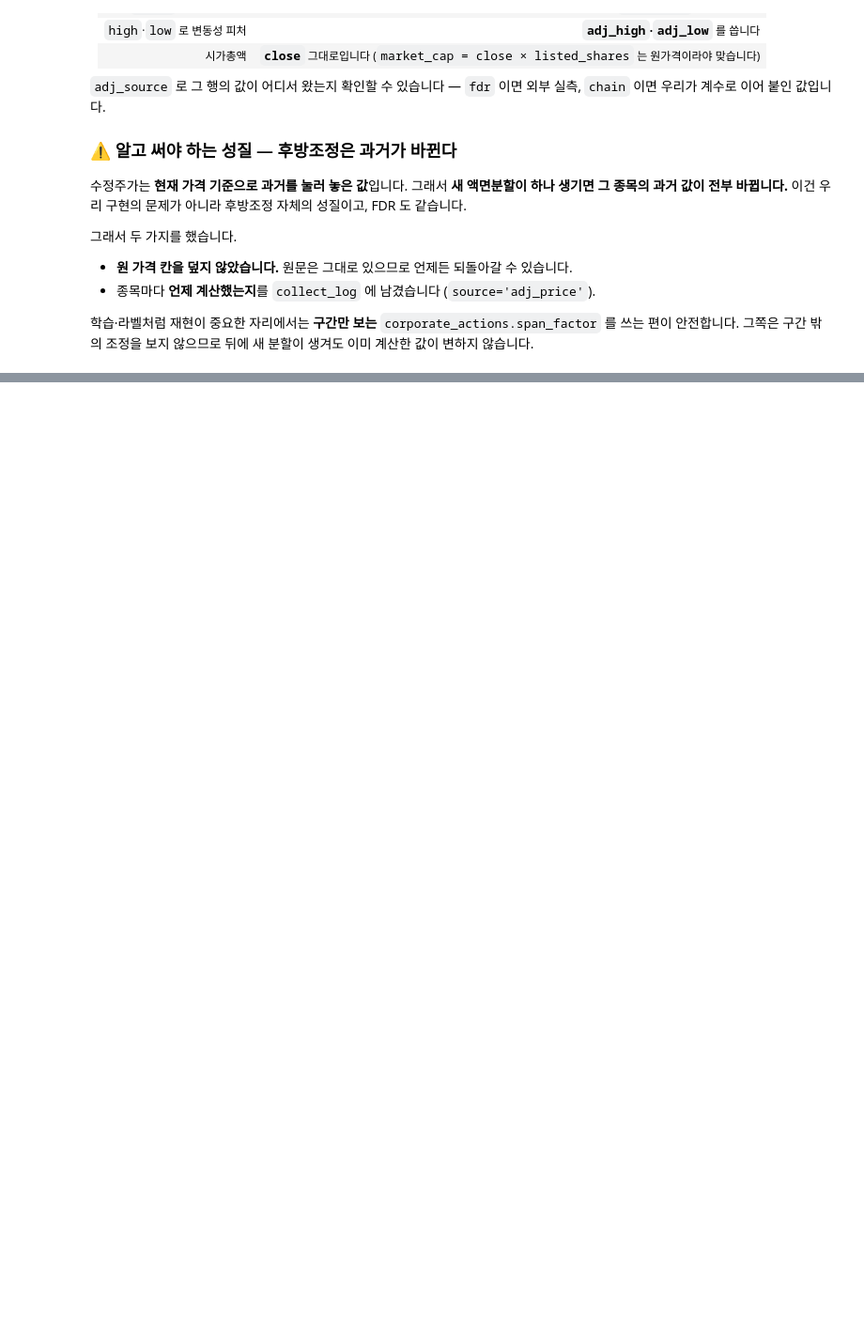
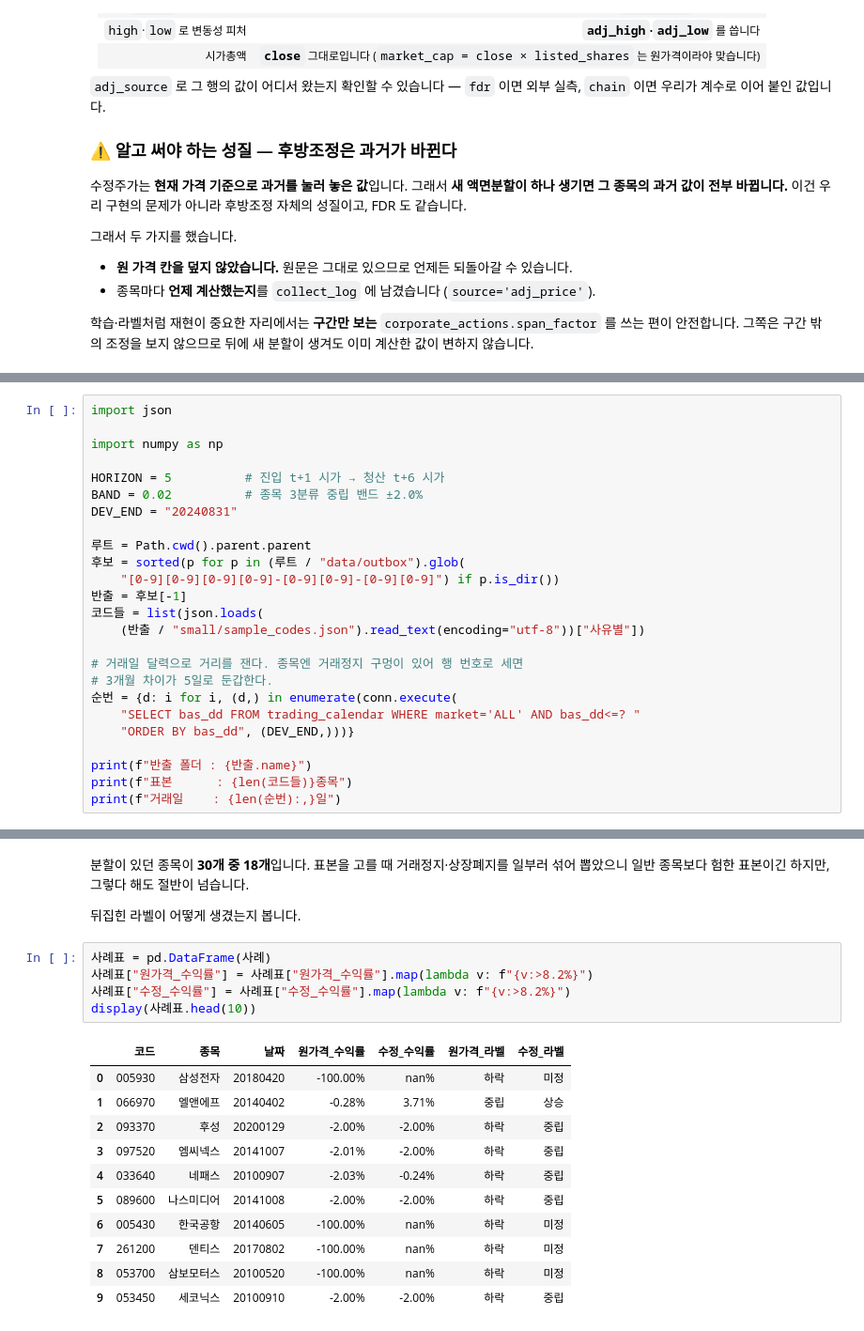
Before and after one commit to devlee328288/Alpha_Stack, a Jupyter notebook: notebooks/02-품질·전처리/04.수정주가를채우다.ipynb, the cells around one changed output, grey strips where cells are left out. Shown at 94% size. Saved outputs shown, nothing was run; the diff lists cells and outputs as text; blank space fills up the shorter version.

```diff
--- a/notebooks/02-품질·전처리/04.수정주가를채우다.ipynb
+++ b/notebooks/02-품질·전처리/04.수정주가를채우다.ipynb
@@ -494,0 +520,25 @@ conn.close()
+# %%
+import json
+
+import numpy as np
+
+HORIZON = 5          # 진입 t+1 시가 → 청산 t+6 시가
+BAND = 0.02          # 종목 3분류 중립 밴드 ±2.0%
+DEV_END = "20240831"
+
+루트 = Path.cwd().parent.parent
+후보 = sorted(p for p in (루트 / "data/outbox").glob(
+    "[0-9][0-9][0-9][0-9]-[0-9][0-9]-[0-9][0-9]") if p.is_dir())
+반출 = 후보[-1]
+코드들 = list(json.loads(
+    (반출 / "small/sample_codes.json").read_text(encoding="utf-8"))["사유별"])
+
+# 거래일 달력으로 거리를 잰다. 종목엔 거래정지 구멍이 있어 행 번호로 세면
+# 3개월 차이가 5일로 둔갑한다.
+순번 = {d: i for i, (d,) in enumerate(conn.execute(
+    "SELECT bas_dd FROM trading_calendar WHERE market='ALL' AND bas_dd<=? "
+    "ORDER BY bas_dd", (DEV_END,)))}
+
+print(f"반출 폴더 : {반출.name}")
+print(f"표본      : {len(코드들)}종목")
+print(f"거래일    : {len(순번):,}일")
@@ -494,0 +619,22 @@ conn.close()
+# %% [markdown]
+분할이 있던 종목이 **30개 중 18개**입니다. 표본을 고를 때 거래정지·상장폐지를 일부러
+섞어 뽑았으니 일반 종목보다 험한 표본이긴 하지만, 그렇다 해도 절반이 넘습니다.
+
+뒤집힌 라벨이 어떻게 생겼는지 봅니다.
+# %%
+사례표 = pd.DataFrame(사례)
+사례표["원가격_수익률"] = 사례표["원가격_수익률"].map(lambda v: f"{v:>8.2%}")
+사례표["수정_수익률"] = 사례표["수정_수익률"].map(lambda v: f"{v:>8.2%}")
+display(사례표.head(10))
+# %% [output]
+|  | 코드 | 종목 | 날짜 | 원가격_수익률 | 수정_수익률 | 원가격_라벨 | 수정_라벨 |
+| 0 | 005930 | 삼성전자 | 20180420 | -100.00% | nan% | 하락 | 미정 |
+| 1 | 066970 | 엘앤에프 | 20140402 | -0.28% | 3.71% | 중립 | 상승 |
+| 2 | 093370 | 후성 | 20200129 | -2.00% | -2.00% | 하락 | 중립 |
+| 3 | 097520 | 엠씨넥스 | 20141007 | -2.01% | -2.00% | 하락 | 중립 |
+| 4 | 033640 | 네패스 | 20100907 | -2.03% | -0.24% | 하락 | 중립 |
+| 5 | 089600 | 나스미디어 | 20141008 | -2.00% | -2.00% | 하락 | 중립 |
+| 6 | 005430 | 한국공항 | 20140605 | -100.00% | nan% | 하락 | 미정 |
+| 7 | 261200 | 덴티스 | 20170802 | -100.00% | nan% | 하락 | 미정 |
+| 8 | 053700 | 삼보모터스 | 20100520 | -100.00% | nan% | 하락 | 미정 |
+| 9 | 053450 | 세코닉스 | 20100910 | -2.00% | -2.00% | 하락 | 중립 |
```
Also changed, not shown: parts of 23 cells of this notebook, 1 other file.
